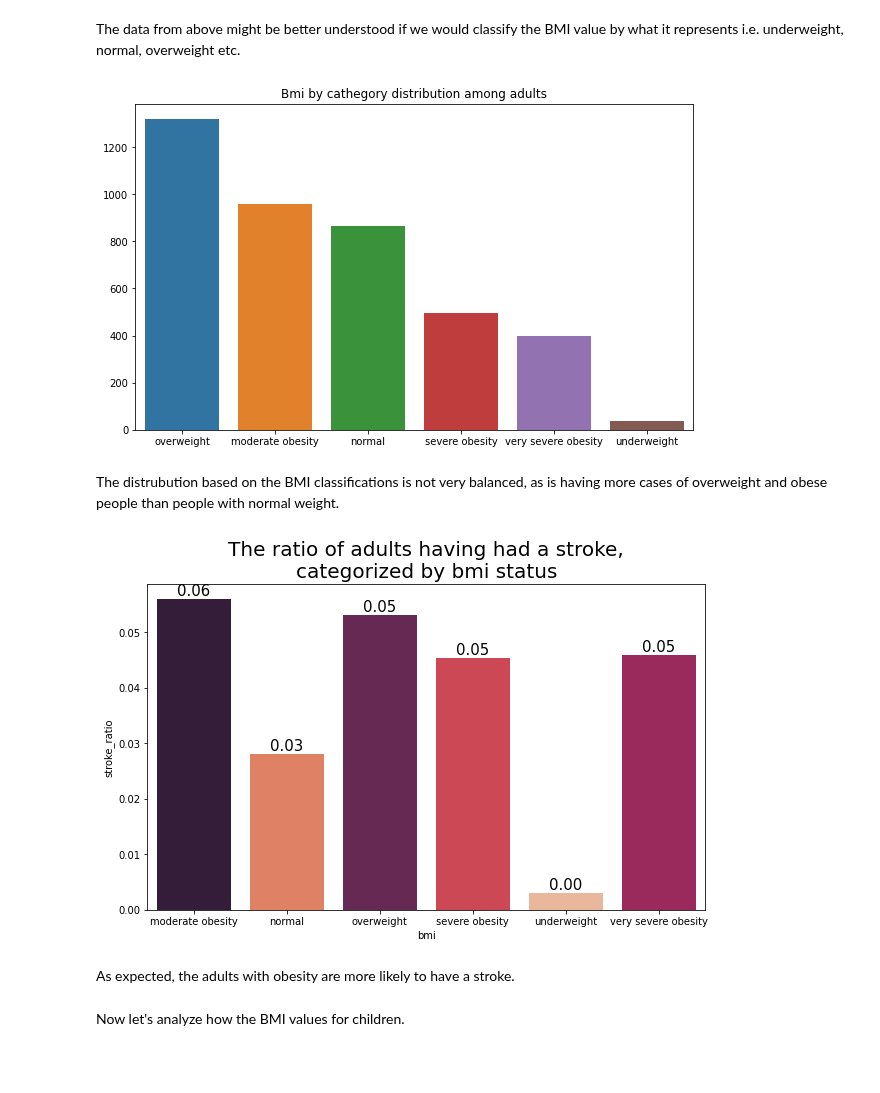
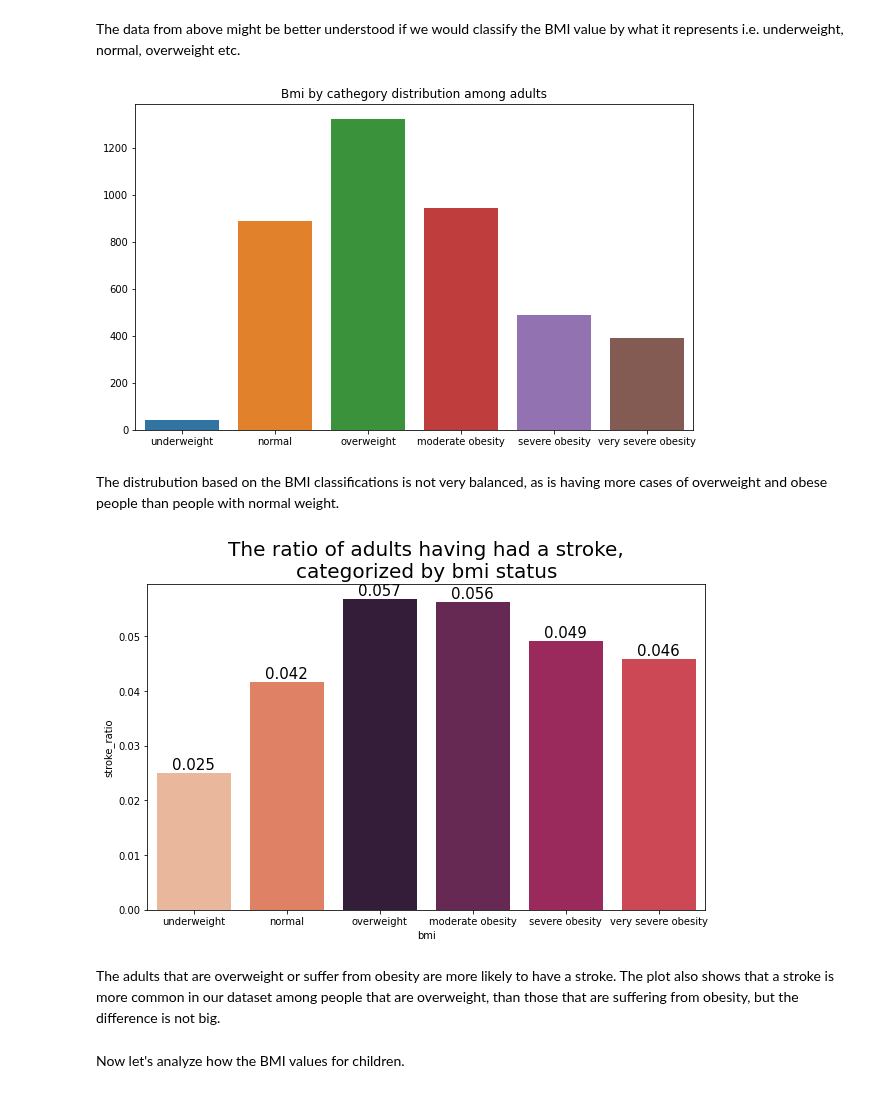
Before and after one commit to bori00/Stroke-Predictor, a Jupyter notebook: Stroke_Predictor.ipynb, the cells around one changed output. Saved outputs shown, nothing was run; the diff lists cells and outputs as text; code cells hidden in the pictures; blank space fills up the shorter version.

Commit message:
Bmi sort categories and little refactoring

```diff
--- a/Stroke_Predictor.ipynb
+++ b/Stroke_Predictor.ipynb
@@ -435,27 +420,31 @@ plot_continuous_variable_distribution(adults_only_df, adults_only_df.bmi, "bmi",
 # %% [markdown]
 The data from above might be better understood if we would classify the BMI value by what it represents i.e. underweight, normal, overweight etc.
 # %%
+bmi_categ_list = ['underweight', 'normal', 'overweight',
+              'moderate obesity', 'severe obesity', 'very severe obesity']
 stroke_df_with_bmi_categ = adults_only_df.copy()
-stroke_df_with_bmi_categ.bmi = adults_only_df.bmi.apply(identify_bmi_cathegory)
+stroke_df_with_bmi_categ.bmi = pd.cut(stroke_df_with_bmi_categ.bmi,
+                                      bins=[0, 18.5, 25, 30, 35, 40, 100],
+                                      labels=bmi_categ_list)
 
 bmi_categ_value_counts = stroke_df_with_bmi_categ.bmi.value_counts()
 
 plt.figure(figsize=(10,6))
 plt.title("Bmi by cathegory distribution among adults")
-sns.barplot(x=bmi_categ_value_counts.index, y=bmi_categ_value_counts.array)
+sns.barplot(x=bmi_categ_value_counts.index, y=bmi_categ_value_counts.array, order=bmi_categ_list)
 plt.show()
 # %% [output]
-[figure, old version]
+[figure, new version]
 # %% [markdown]
 The distrubution based on the BMI classifications is not very balanced, as is having more cases of overweight and obese people than people with normal weight.
 # %%
 
 plot_categorical_variable_stroke_ratio(stroke_df_with_bmi_categ, "bmi",
-                                       "The ratio of adults having had a stroke,\ncategorized by bmi status")
+                                       "The ratio of adults having had a stroke,\ncategorized by bmi status",3)
 # %% [output]
-[figure, old version]
+[figure, new version]
-# %% [markdown]
-As expected, the adults with obesity are more likely to have a stroke.
+# %% [markdown]
+The adults that are overweight or suffer from obesity are more likely to have a stroke. The plot also shows that a stroke is more common in our dataset among people that are overweight, than those that are suffering from obesity, but the difference is not big.
 # %% [markdown]
 Now let's analyze how the BMI values for children.
 # %%
```
Also changed, not shown: parts of 11 cells of this notebook.
